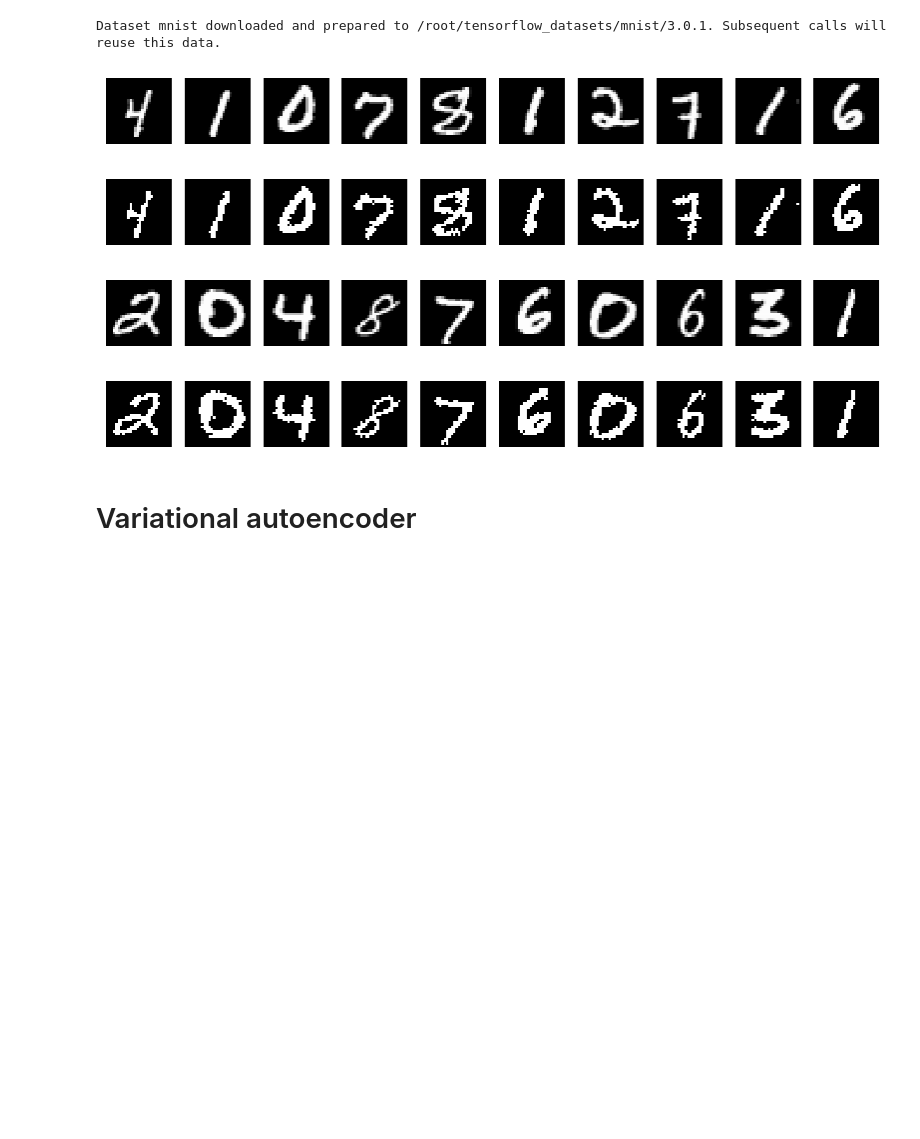
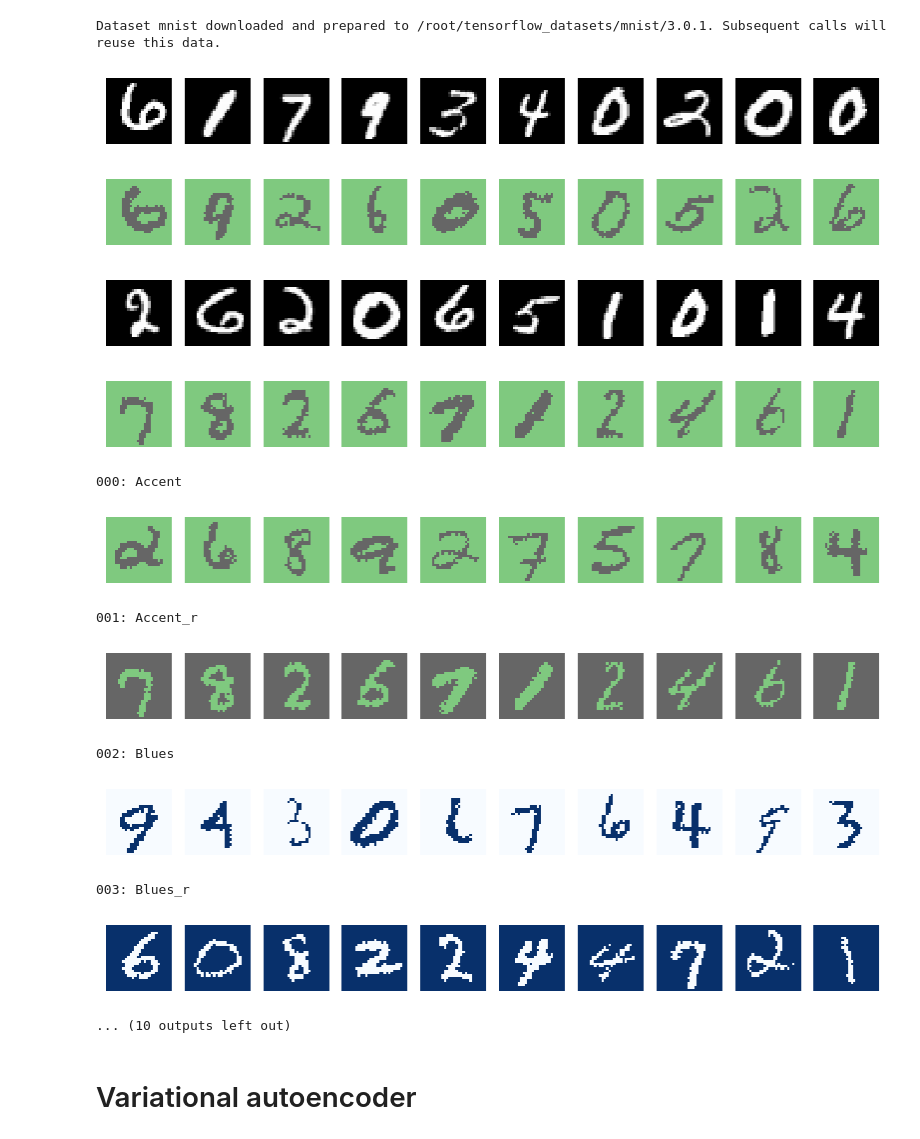
Before and after one commit to destenson/python-ml-experiments, a Jupyter notebook: pyi/mnist-vae.ipynb, the cells around one changed output. Cells and saved outputs as stored; diff of their text form; code cells hidden in the pictures; blank space fills up the shorter version.

```diff
--- a/pyi/mnist-vae.ipynb
+++ b/pyi/mnist-vae.ipynb
@@ -55,49 +56,83 @@ Downloading and preparing dataset 11.06 MiB (download: 11.06 MiB, generated: 21.
 Dataset mnist downloaded and prepared to /root/tensorflow_datasets/mnist/3.0.1. Subsequent calls will reuse this data.
 # %%
 
-def display_imgs(x, y=None):
+
+color_schemes = sorted(plt.colormaps())
+# print(f"color_schemes: {color_schemes}")
+
+def display_imgs(x, y=None, colorize=False):
     '''
     Display a batch of images.
     '''
     if isinstance(x, tf.data.Dataset):
         # print("x is a Dataset, converting to numpy")
         x = np.array(list(x.as_numpy_iterator()))
     # if isinstance(x, _TakeDataset)
 
     if not isinstance(x, (np.ndarray, np.generic)):
         if isinstance(x, tf.Tensor):
             # print("x is a Tensor, converting to numpy")
             x = x.numpy()
         else:
             if isinstance(x, tf.data.Iterator):
                 # print("x is an iterator, converting to numpy")
                 x = np.array(list(x))
             else:
                 print("x is not a numpy object:", type(x))
                 print("x is not a numpy object")
                 x = np.array(x)
     plt.ioff()  # Turn off interactive mode to avoid blocking.
     # print(f"x.shape: {x.shape}")
     n = x.shape[0]  # Number of images to display.
     fig, axs = plt.subplots(1, n, figsize=(n, 1))  # Create a figure and axes.
+    if isinstance(colorize, bool) and colorize:
+        # Create a custom red-to-green colormap
+        cdict = {'red':   [(0.0,  1.0, 1.0),
+                        (1.0,  0.0, 0.0)],
+                'green': [(0.0,  0.0, 0.0),
+                        (1.0,  1.0, 1.0)],
+                'blue':  [(0.0,  0.0, 0.0),
+                        (1.0,  0.0, 0.0)]}
+        cmap = LinearSegmentedColormap('RedGreen', cdict)
+    elif isinstance(colorize, str):
+        cmap = plt.get_cmap(colorize)
+    elif not colorize is None and not isinstance(colorize, bool):
+        raise ValueError(f"colorize must be a boolean or a string {type(colorize)}")
+    else:
+        cmap = 'gray'
+
     if y is not None:
         fig.suptitle(np.argmax(y, axis=1))  # Set the figure title.
     for i in range(n):
-        axs.flat[i].imshow(x[i].squeeze(), interpolation='none', cmap='gray')  # Display the image.
+        axs.flat[i].imshow(x[i].squeeze(), interpolation='none', cmap=cmap)  # Display the image.
         axs.flat[i].axis('off')  # Turn off axis labels.
     plt.show()   # Show the figure.
     plt.close()  # Close the figure to free up memory.
     plt.ion()    # Turn interactive mode back on.
 
-display_imgs(list(train_dataset.take(1))[0][0][:10])
-display_imgs(list(train_dataset.take(1))[0][1][:10])
-display_imgs(list(eval_dataset.take(1))[0][0][:10])
-display_imgs(list(eval_dataset.take(1))[0][1][:10])
+display_imgs(list(train_dataset.shuffle(100).take(1))[0][0][:10])
+display_imgs(list(train_dataset.shuffle(100).take(1))[0][1][:10], colorize="Accent")
+display_imgs(list(eval_dataset.shuffle(100).take(1))[0][0][:10])
+display_imgs(list(eval_dataset.shuffle(100).take(1))[0][1][:10], colorize=color_schemes[0])
+
+
+for i, color in enumerate(color_schemes):
+    print(f"{i:03d}: {color}")
+    display_imgs(list(eval_dataset.shuffle(100).take(1))[0][1][:10], colorize=color)
 # %% [output]
-[figure, old version]
+[figure, new version]
-[figure, old version]
+[figure, new version]
-[figure, old version]
+[figure, new version]
-[figure, old version]
+[figure, new version]
+000: Accent
+[figure, added]
+001: Accent_r
+[figure, added]
+002: Blues
+[figure, added]
+003: Blues_r
+[figure, added]
+... (10 outputs left out)
 # %% [markdown]
 # Variational autoencoder
 # %%
```
Also changed, not shown: parts of 9 cells of this notebook.
